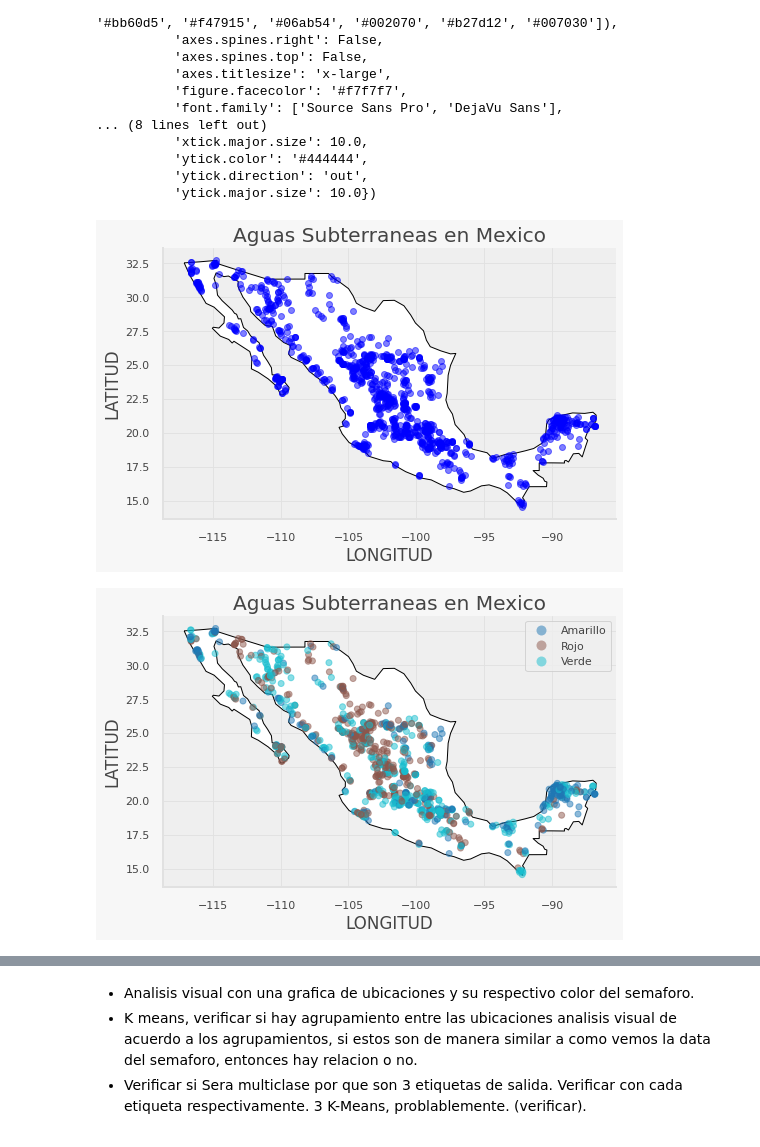
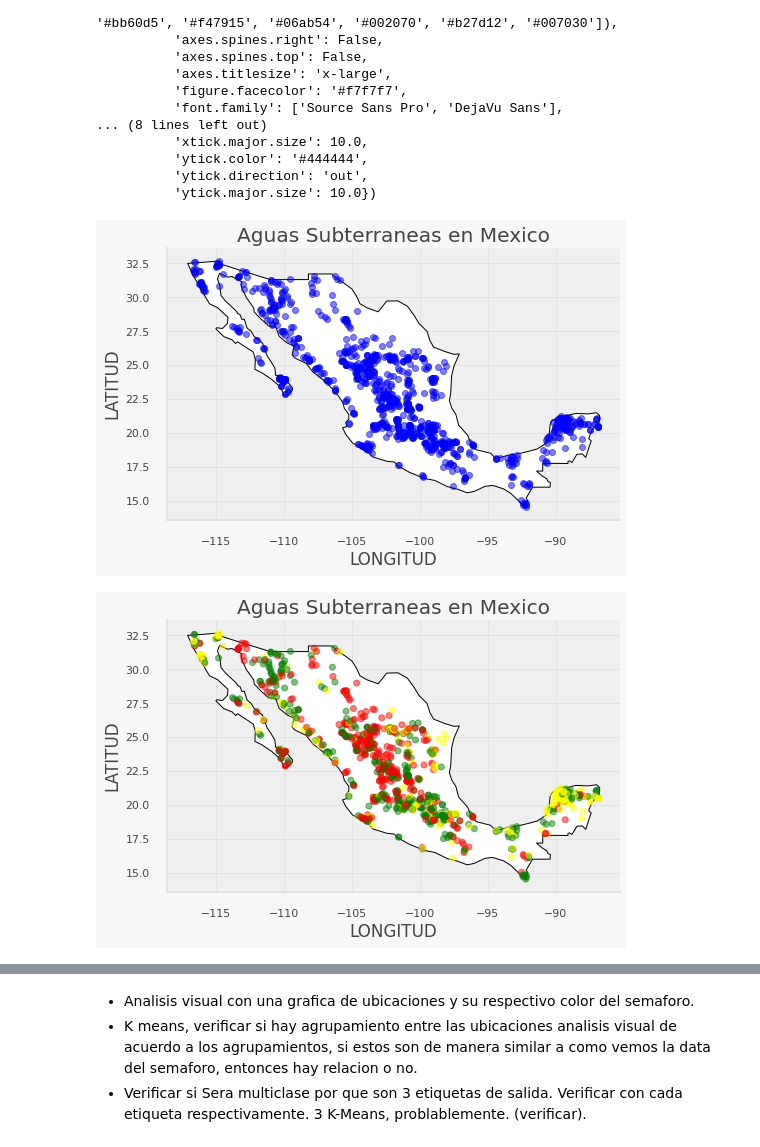
Before and after one commit to PosgradoMNA/actividades-del-projecto-equipo-48, a Jupyter notebook: Reto/Entrega1/Reto_Entrega_1.ipynb, the cells around one changed output, grey strips where cells are left out. Saved outputs shown, nothing was run; the diff lists cells and outputs as text; code cells hidden in the pictures.

```diff
--- a/Reto/Entrega1/Reto_Entrega_1.ipynb
+++ b/Reto/Entrega1/Reto_Entrega_1.ipynb
@@ -365,7 +367,7 @@ world.query("name == 'Mexico'").plot(ax = gax, edgecolor='black', color='white')
 
 # This plot the cities. It's the same syntax, but we are plotting from a different GeoDataFrame.
 # I want the cities as pale red dots.
-gdf.plot(ax=gax, color='blue', alpha = 0.5)
+gdf.plot(ax=gax, color='blue', alpha = 0.5, legend=True)
 
 gax.set_xlabel('LONGITUD')
 gax.set_ylabel('LATITUD')
@@ -376,33 +378,43 @@ gax.spines['right'].set_visible(False)
 
 plt.show()
 # %% [output]
-[figure, old version]
+[figure, new version]
 # %%
+import numpy as np
+
 gdf = gpd.GeoDataFrame(dfmap, geometry="COORDENADAS")
 world = gpd.read_file(gpd.datasets.get_path("naturalearth_lowres"))
 world = world.set_index("iso_a3")
 
 fig, gax = plt.subplots(figsize=(10,5))
 
 # By only plotting rows in which the continent is 'Mexico' we only plot, well,
 world.query("name == 'Mexico'").plot(ax = gax, edgecolor='black', color='white')
 
-gdf["SEMAFORO"].replace("Amarillo","yellow")    # ["yellow","red","green"]
-gdf["SEMAFORO"].replace("Rojo","red")
-gdf["SEMAFORO"].replace("Verde","green")
+def semaforo_ingles():
+  l = []
+  for r in gdf["SEMAFORO"]:
+    if r == "Amarillo":
+      l.append("yellow")
+    if r == "Rojo":
+      l.append("red")
+    if r == "Verde":
+      l.append("green")
+  return l
 
+gdf["SEMAFORO_EN"] = semaforo_ingles()
 
-# This plot the cities. It's the same syntax, but we are plotting from a different GeoDataFrame.
-# I want the cities as pale red dots.
-gdf.plot(ax=gax, column="SEMAFORO" , alpha = 0.5, legend=True)
+# This plot the cities. It's the same syntax, but we are plotting from a different GeoDataFrame. # I want the cities as pale red dots.
+gdf.plot(ax=gax, column = gdf["SEMAFORO_EN"] ,color=[x for x in gdf.SEMAFORO_EN] , alpha = 0.5, legend=True)
+# gdf.plot(ax=gax, column="SEMAFORO" , alpha = 0.5, legend=True)
 
 gax.set_xlabel('LONGITUD')
 gax.set_ylabel('LATITUD')
 gax.set_title('Aguas Subterraneas en Mexico')
 
 gax.spines['top'].set_visible(False)
 gax.spines['right'].set_visible(False)
 
 plt.show()
 # %% [output]
-[figure, old version]
+[figure, new version]
```
Also changed, not shown: parts of 24 cells of this notebook.
